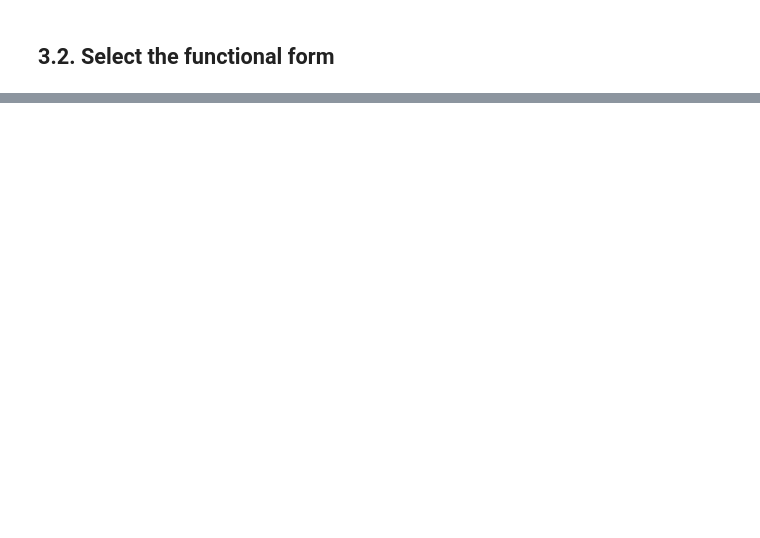
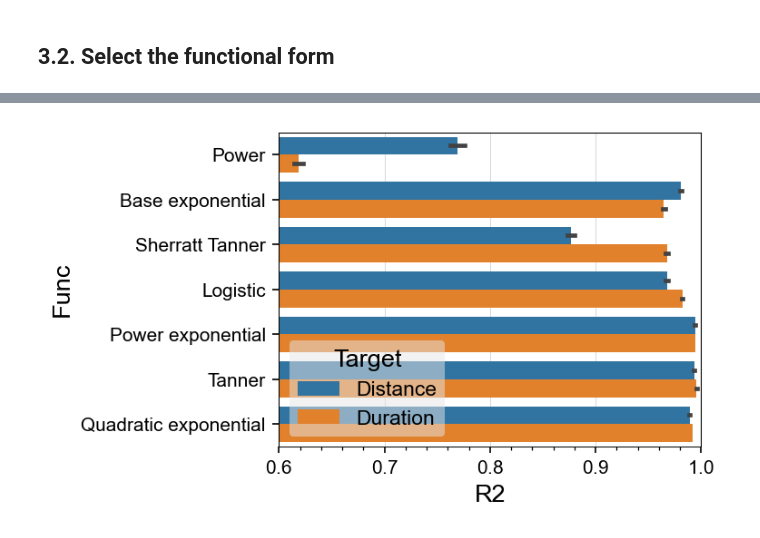
Before and after one commit to rvanxer/impedance, a Jupyter notebook: code/fit_curves.ipynb, the cells around one changed output, grey strips where cells are left out. Saved outputs shown, nothing was run; the diff lists cells and outputs as text; code cells hidden in the pictures; blank space fills up the shorter version.

```diff
--- a/code/fit_curves.ipynb
+++ b/code/fit_curves.ipynb
@@ -186,6 +142,8 @@ ERROR: Cubic exponential {'Mode': 'Walk', 'Purpose': 'Work', 'StayTime': 'Very_L
 # %%
-# ax = pplot(size=(4, 3), dpi=150, yminor=0)
-# sns.barplot(fitted, y='Func', x='R2', hue='Target', ax=ax, palette='Pastel1');
+ax = pplot(size=(4, 3), dpi=150, yminor=0, xlim=(0.6, 1))
+sns.barplot(fitted, y='Func', x='R2', hue='Target', ax=ax);
+# %% [output]
+[figure, added]
 # %%
 (fitted.groupby(['Func', 'Target'])['R2'].describe()
  .reset_index().rename(columns=str.title)
```
Also changed, not shown: parts of 33 cells of this notebook, 10 other files.
